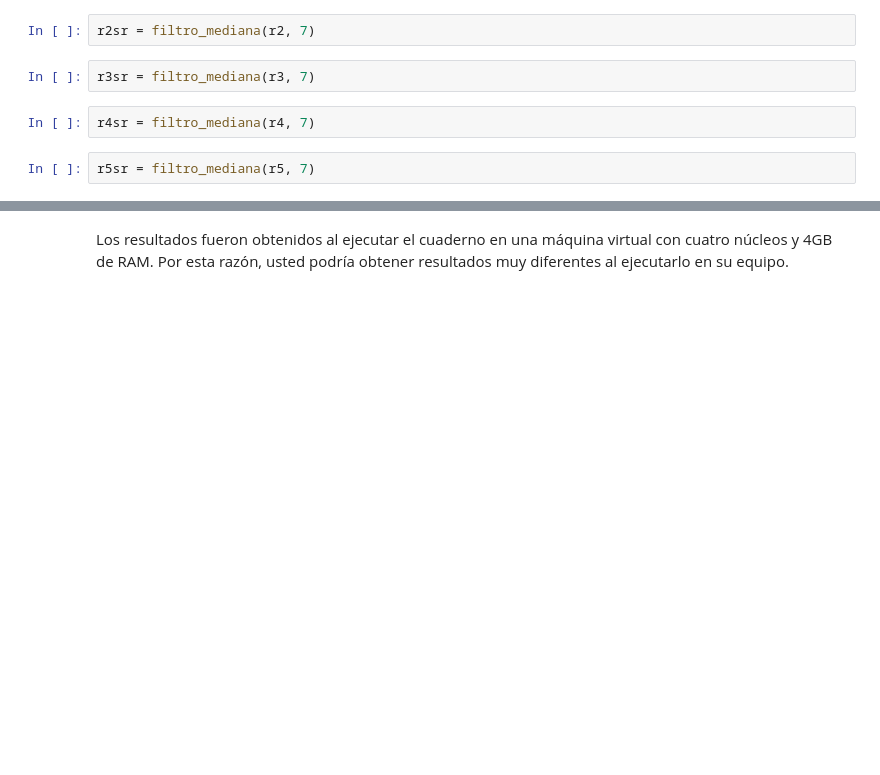
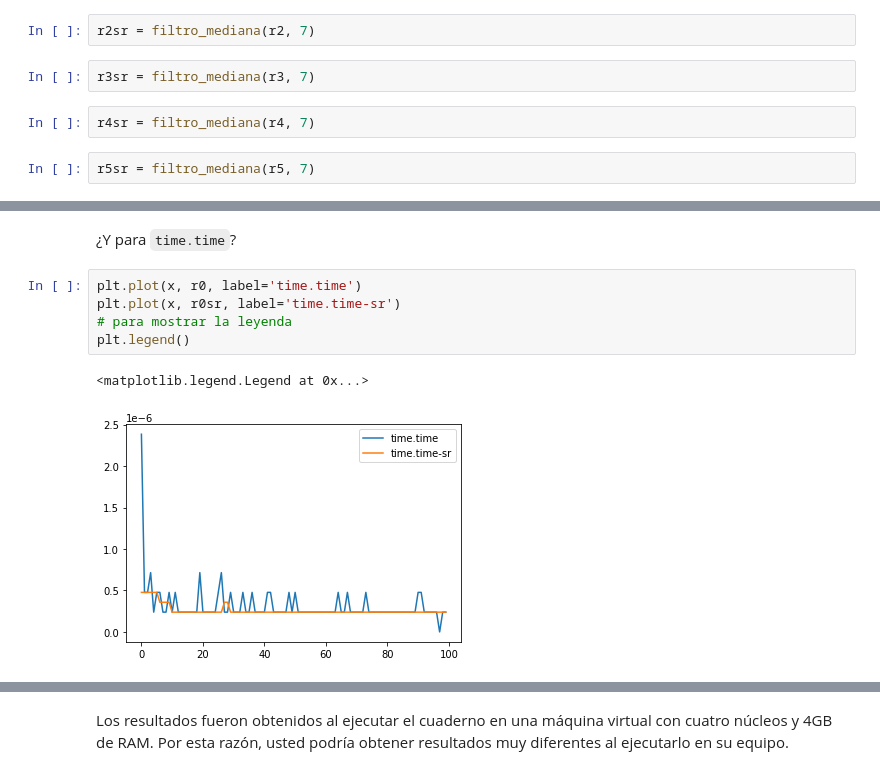
Before and after one commit to stefano-andre/sobre-python, a Jupyter notebook: python-timing.ipynb, the cells around one changed output, grey strips where cells are left out. Cells and saved outputs as stored; diff of their text form; blank space fills up the shorter version.

```diff
--- a/python-timing.ipynb
+++ b/python-timing.ipynb
@@ -590,0 +601,10 @@ plt.legend()
+# %% [markdown]
+¿Y para `time.time`?
+# %%
+plt.plot(x, r0, label='time.time')
+plt.plot(x, r0sr, label='time.time-sr')
+# para mostrar la leyenda
+plt.legend()
+# %% [output]
+<matplotlib.legend.Legend at 0x...>
+[figure, added]
```
Also changed, not shown: parts of 51 cells of this notebook.
